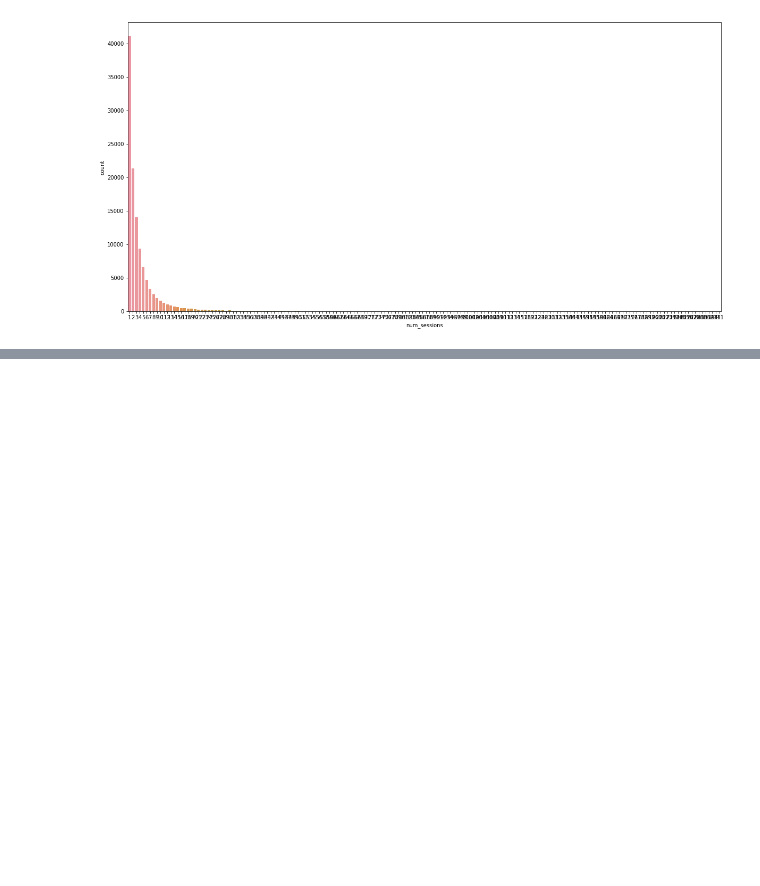
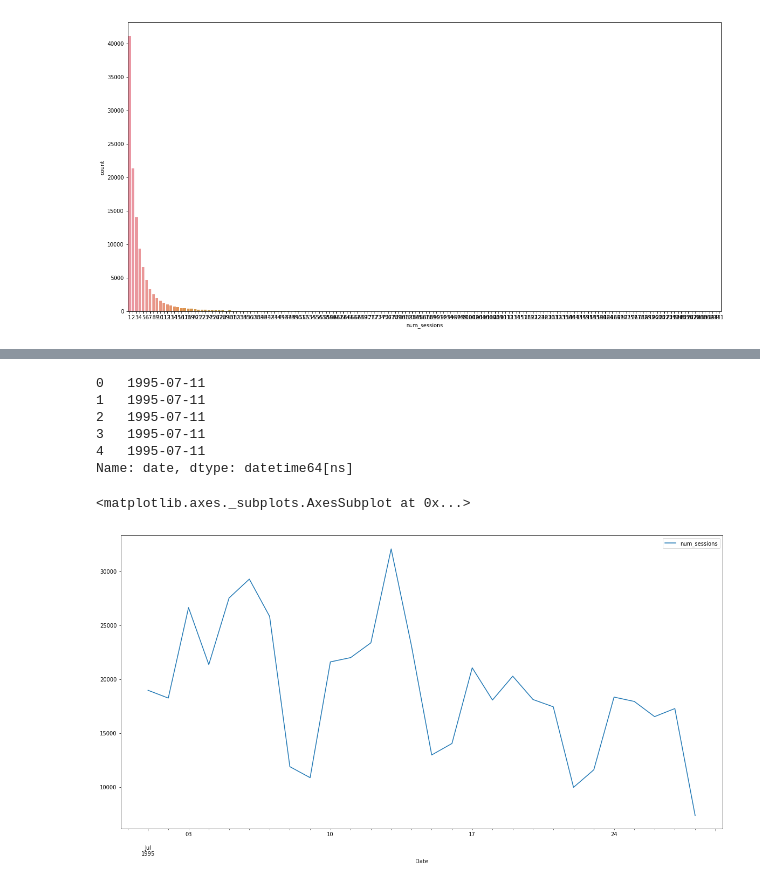
Before and after one commit to ace-racer/NASAWebLogAnalytics, a Jupyter notebook: association_analysis/exploration.ipynb, the cells around one changed output, grey strips where cells are left out. Drawn from its saved outputs; the diff is of its cells as text; code cells hidden in the pictures; blank space fills up the shorter version.

Commit message:
Add number of sessions / day plot

```diff
--- a/association_analysis/exploration.ipynb
+++ b/association_analysis/exploration.ipynb
@@ -50,5 +50,3 @@ sns.countplot(x="num_sessions", data=july_grouped_df)
 # %% [output]
 <matplotlib.axes._subplots.AxesSubplot at 0x...>
 [figure]
-# %%
-july_df = july_df
@@ -54,0 +62,18 @@ july_df = july_df
+# %%
+july_df['date'] = july_df['datetime'].str.split(' ',expand=True)[0]
+july_df["date"] = pd.to_datetime(july_df["date"], format="%Y-%m-%d")
+july_df["date"].head()
+# %% [output]
+0   1995-07-11
+1   1995-07-11
+2   1995-07-11
+3   1995-07-11
+4   1995-07-11
+Name: date, dtype: datetime64[ns]
+# %%
+july_grouped_df = july_df.groupby(by="date").size().reset_index()
+july_grouped_df.columns = ["Date", "num_sessions"]
+july_grouped_df.plot(x="Date", y="num_sessions")
+# %% [output]
+<matplotlib.axes._subplots.AxesSubplot at 0x...>
+[figure, added]
```
Also changed, not shown: parts of 1 cell of this notebook.
